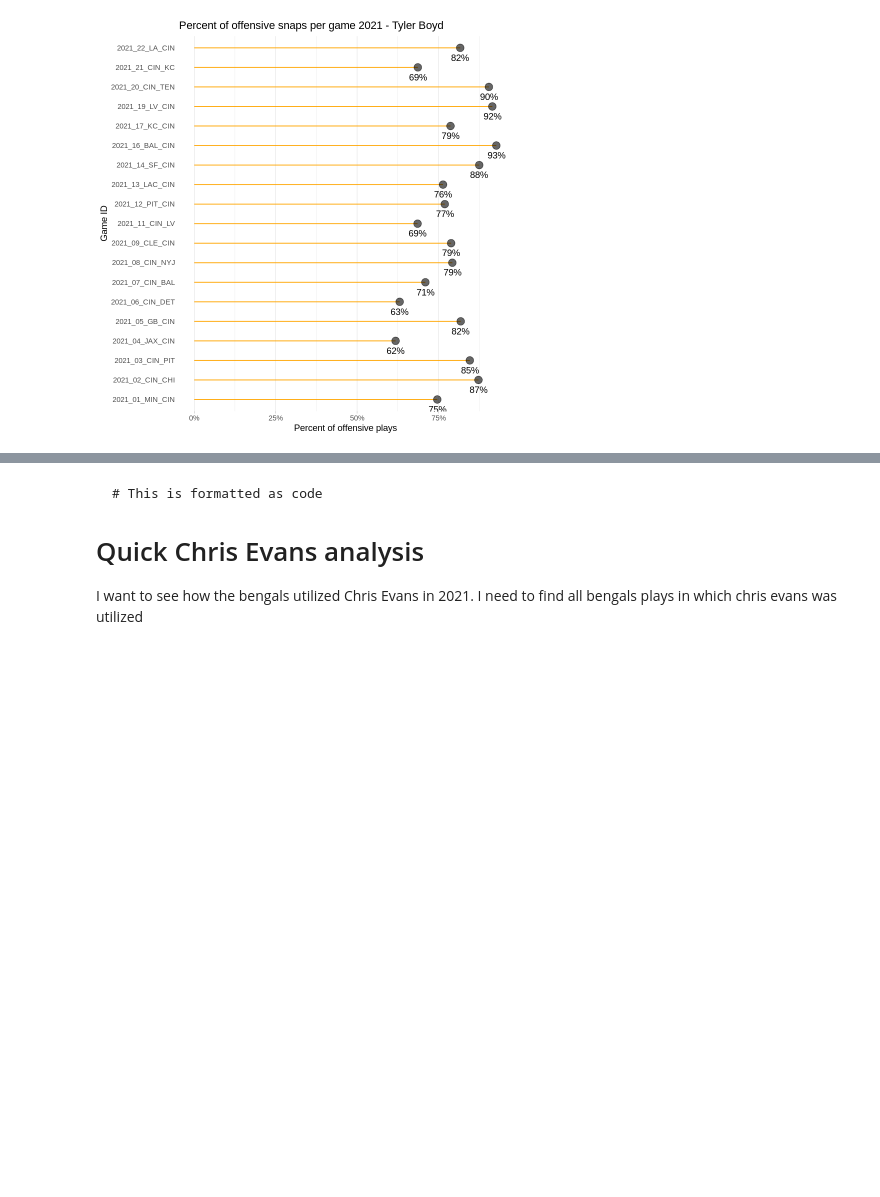
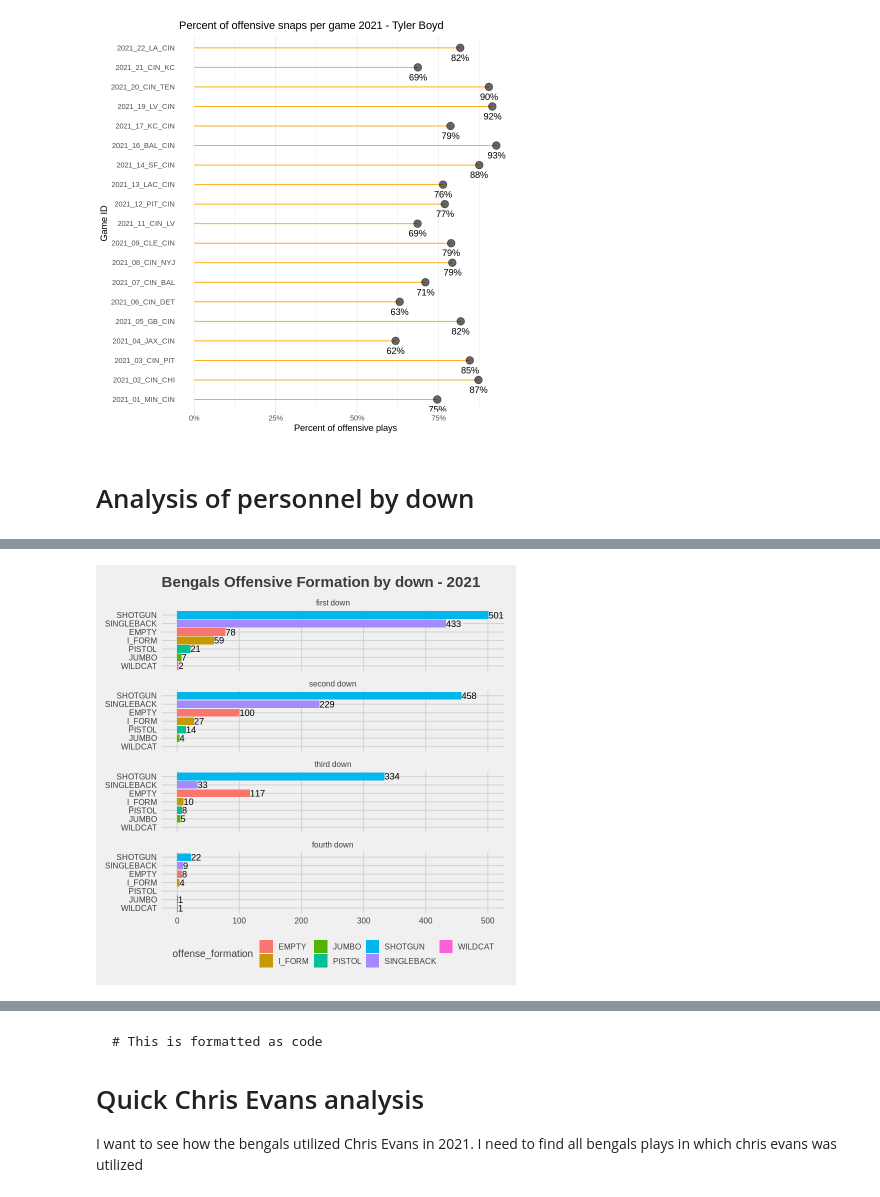
Before and after one commit to cincysam6/BengalR, a Jupyter notebook: Bengals_Analysis_2022.ipynb, the cells around one changed output, grey strips where cells are left out. Cells and saved outputs as stored; diff of their text form; code cells hidden in the pictures; blank space fills up the shorter version.

```diff
--- a/Bengals_Analysis_2022.ipynb
+++ b/Bengals_Analysis_2022.ipynb
@@ -255,3 +268,30 @@ ggplot(t_boyd, aes(x=game_id, y=pct_of_off_plays)) +
 Scale for 'y' is already present. Adding another scale for 'y', which will
 replace the existing scale.
 [figure]
+# %% [markdown]
+# Analysis of personnel by down
+# %%
+bengals_2021_data<-bengals_wk_1
+
+personnel_by_down<-bengals_2021_data%>%
+filter((play_type =="pass"|play_type=="run") & down != 'NA' &offense_formation != "NA")%>%
+select(offense_formation,down)%>%group_by(offense_formation,down)%>%
+mutate(n_plays = n())%>%
+arrange(desc(n_plays))%>%distinct()
+
+variable_names <- list(
+ "1" = "first down",
+ "2" = "second down",
+ "3" = "third down",
+ "4" = "fourth down"
+)
+
+variable_labeller <- function(variable,value){
+  return(variable_names[value])
+}
+
+### formation usage by down
+ggplot(personnel_by_down, aes(x=reorder(offense_formation,n_plays), y=n_plays, fill=offense_formation))+
+  geom_bar(stat='identity')+geom_text(label = personnel_by_down$n_plays, hjust = 0) +
+  facet_wrap(~down,ncol = 1,labeller=variable_labeller) + coord_flip() + ggtitle("Bengals Offensive Formation by down - 2021") + theme_fivethirtyeight() + ylab("play count")
+# %% [output]
@@ -257,0 +300 @@ replace the existing scale.
+[figure, added]
```
Also changed, not shown: parts of 4 cells of this notebook.
